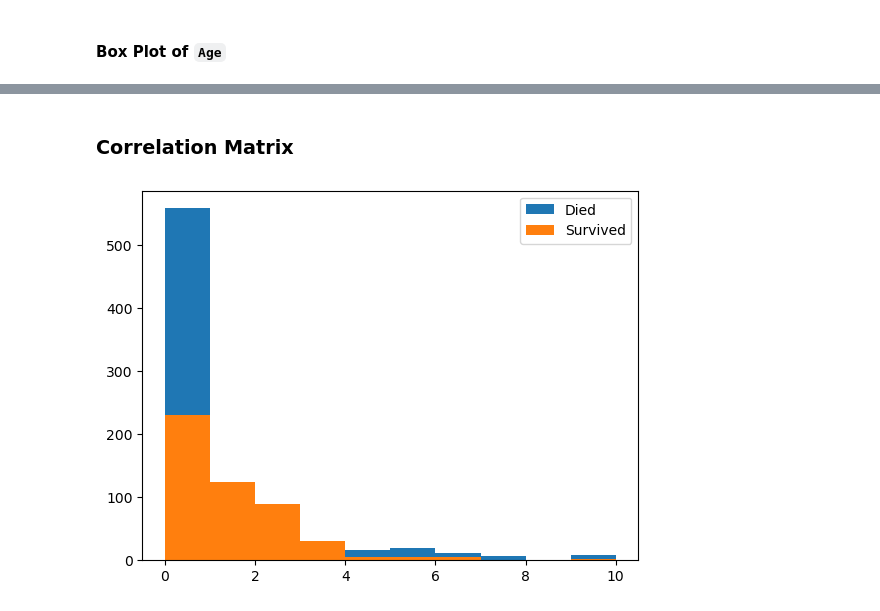
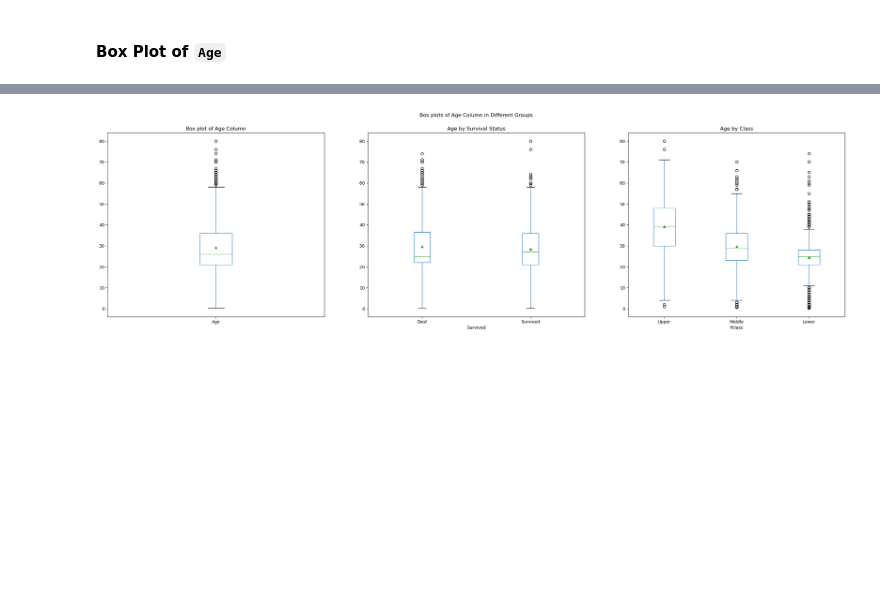
Before and after one commit to AmirAAZ818/ML-Assignments-2024, a Jupyter notebook: Analyzing Titanic Survival Rates/Analyzing Titanic Survival Rates.ipynb, the cells around one changed output, grey strips where cells are left out. Cells and saved outputs as stored; diff of their text form; code cells hidden in the pictures; blank space fills up the shorter version.

```diff
--- a/Analyzing Titanic Survival Rates/Analyzing Titanic Survival Rates.ipynb
+++ b/Analyzing Titanic Survival Rates/Analyzing Titanic Survival Rates.ipynb
@@ -460,13 +430,34 @@ plt.show()
-# %% [markdown]
-### Correlation Matrix
-# %%
-new_df.groupby('Survived')['Family_pop'].hist(
-    grid=False,
-    legend=True,
-    bins=10
-)
-
-
-plt.show()
-# %% [output]
-[figure, removed]
+# %%
+fig, axes = plt.subplots(1, 3, figsize=(30, 8))
+
+df.boxplot(
+    column='Age',
+    showmeans=True,
+    grid=False,
+    ax=axes[0]
+)
+axes[0].set_title('Box plot of Age Column')
+
+
+df.boxplot(
+    by='Survived',
+    column='Age',
+    grid=False,
+    showmeans=True,
+    ax=axes[1]
+)
+axes[1].set_title('Age by Survival Status')
+
+df.boxplot(
+    by='Pclass',
+    column='Age',
+    grid=False,
+    showmeans=True,
+    ax=axes[2]
+)
+axes[2].set_title('Age by Class')
+
+fig.suptitle('Box plots of Age Column in Different Groups')
+plt.show()
+# %% [output]
+[figure, added]
```
Also changed, not shown: parts of 12 cells of this notebook, 7 other files.
